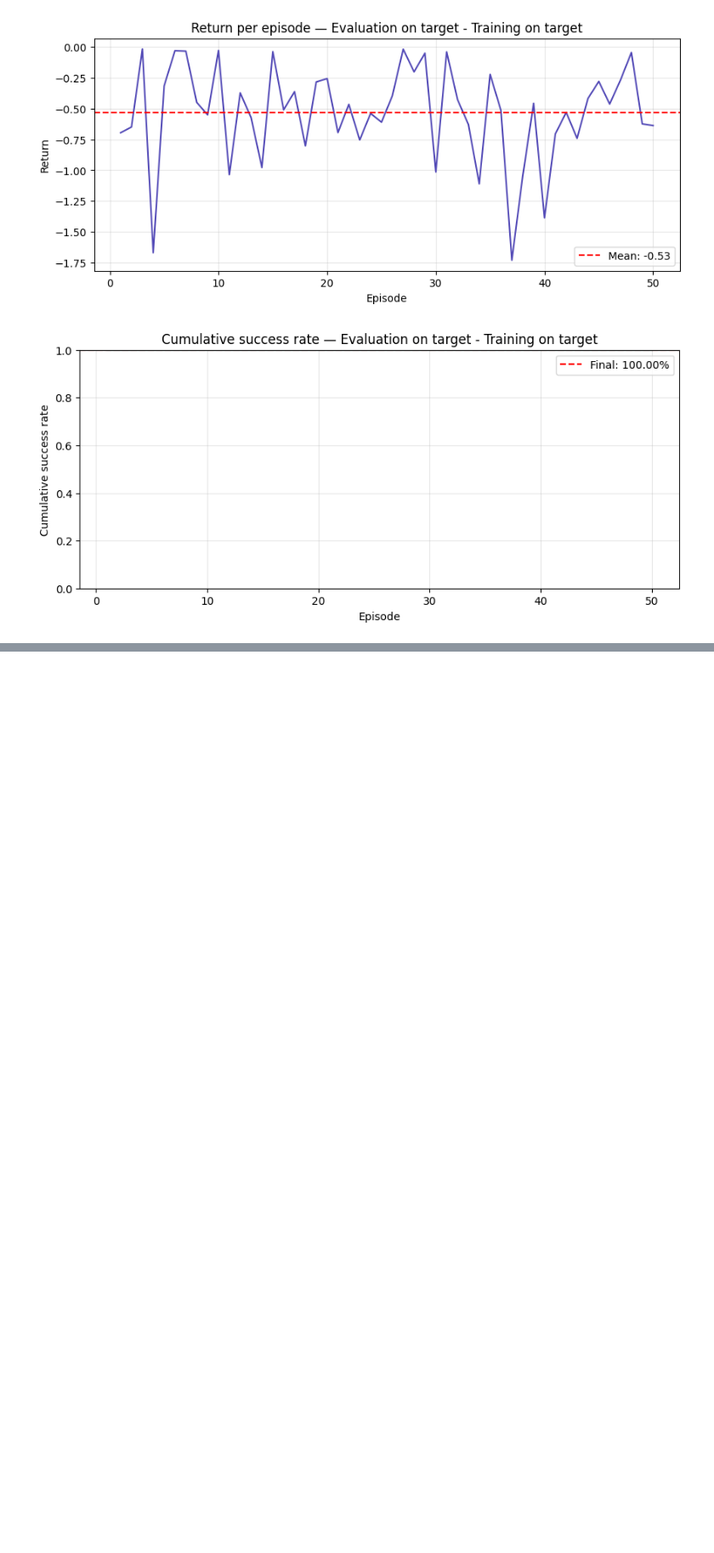
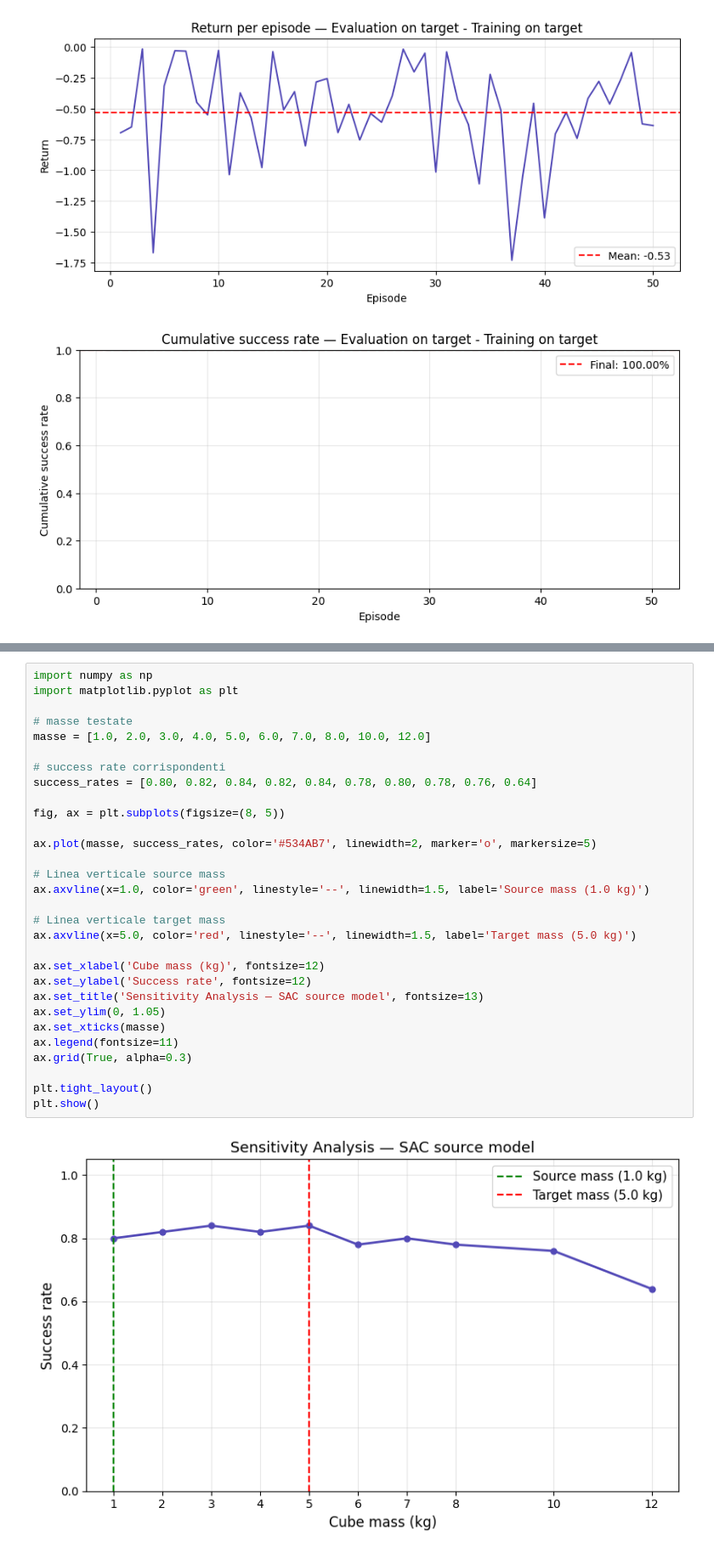
Before and after one commit to AlessandroSanita/FAIML-RL-26, a Jupyter notebook: part2/Task5_NotebookEval.ipynb, the cells around one changed output, grey strips where cells are left out. Shown at 85% size. Saved outputs shown, nothing was run; the diff lists cells and outputs as text; blank space fills up the shorter version.

```diff
--- a/part2/Task5_NotebookEval.ipynb
+++ b/part2/Task5_NotebookEval.ipynb
@@ -283,0 +470,32 @@ Success rate: 100.00%
+# %%
+import numpy as np
+import matplotlib.pyplot as plt
+
+# masse testate
+masse = [1.0, 2.0, 3.0, 4.0, 5.0, 6.0, 7.0, 8.0, 10.0, 12.0]
+
+# success rate corrispondenti
+success_rates = [0.80, 0.82, 0.84, 0.82, 0.84, 0.78, 0.80, 0.78, 0.76, 0.64]
+
+fig, ax = plt.subplots(figsize=(8, 5))
+
+ax.plot(masse, success_rates, color='#534AB7', linewidth=2, marker='o', markersize=5)
+
+# Linea verticale source mass
+ax.axvline(x=1.0, color='green', linestyle='--', linewidth=1.5, label='Source mass (1.0 kg)')
+
+# Linea verticale target mass
+ax.axvline(x=5.0, color='red', linestyle='--', linewidth=1.5, label='Target mass (5.0 kg)')
+
+ax.set_xlabel('Cube mass (kg)', fontsize=12)
+ax.set_ylabel('Success rate', fontsize=12)
+ax.set_title('Sensitivity Analysis — SAC source model', fontsize=13)
+ax.set_ylim(0, 1.05)
+ax.set_xticks(masse)
+ax.legend(fontsize=11)
+ax.grid(True, alpha=0.3)
+
+plt.tight_layout()
+plt.show()
+# %% [output]
+[figure, added]
```
Also changed, not shown: parts of 4 cells of this notebook.
